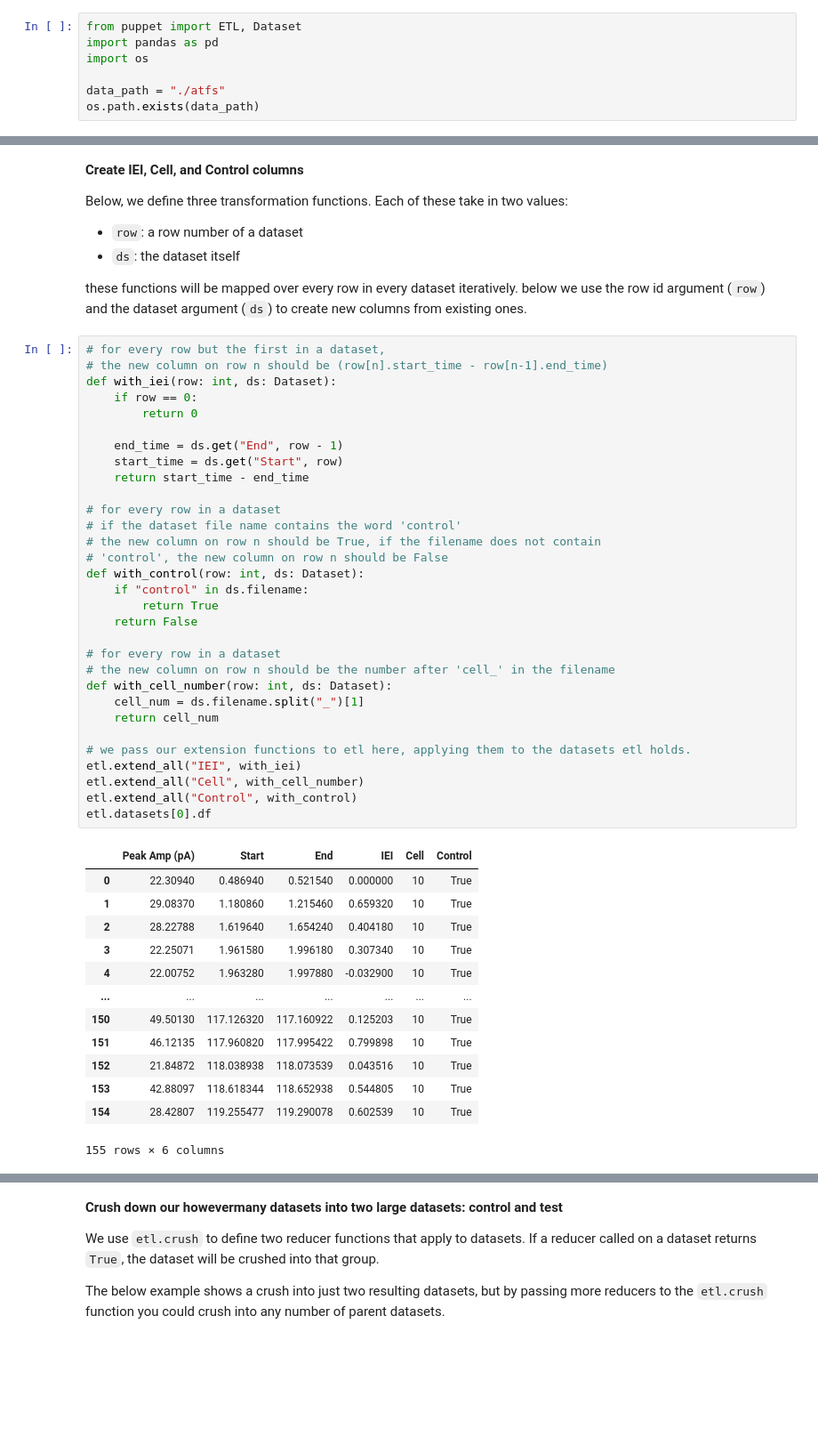
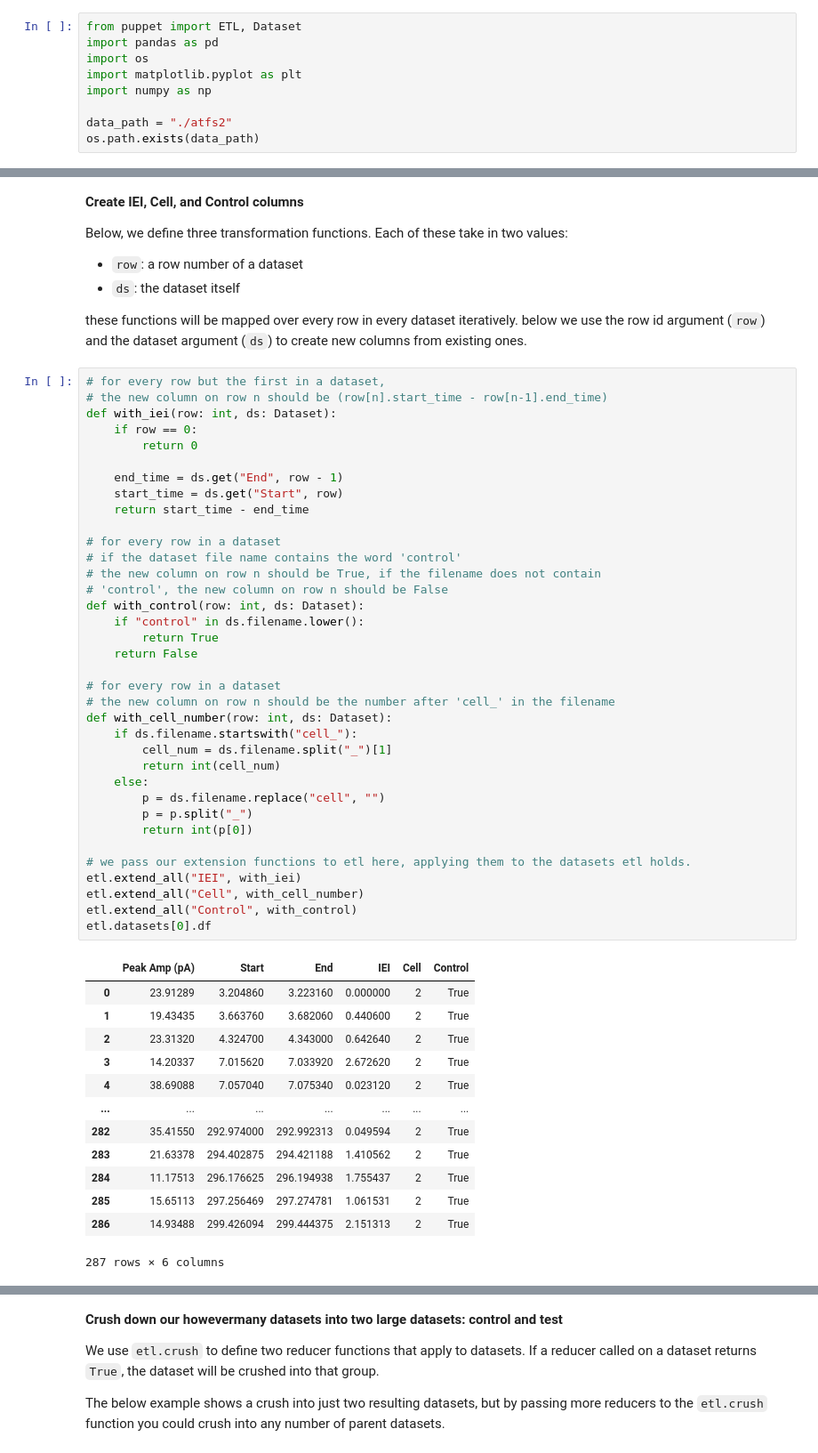
Before and after one commit to naatebarber/atfpuppet, a Jupyter notebook: test.ipynb, the cells around one changed output, grey strips where cells are left out. Shown at 89% size. Saved outputs shown, nothing was run; the diff lists cells and outputs as text; blank space fills up the shorter version.

```diff
--- a/test.ipynb
+++ b/test.ipynb
@@ -8,8 +8,10 @@
 from puppet import ETL, Dataset
 import pandas as pd
 import os
+import matplotlib.pyplot as plt
+import numpy as np
 
-data_path = "./atfs"
+data_path = "./atfs2"
 os.path.exists(data_path)
 # %% [output]
 True
@@ -62,45 +64,50 @@ these functions will be mapped over every row in every dataset iteratively. belo
 # %%
 # for every row but the first in a dataset,
 # the new column on row n should be (row[n].start_time - row[n-1].end_time)
 def with_iei(row: int, ds: Dataset):
     if row == 0:
         return 0
 
     end_time = ds.get("End", row - 1)
     start_time = ds.get("Start", row)
     return start_time - end_time
 
 # for every row in a dataset
 # if the dataset file name contains the word 'control'
 # the new column on row n should be True, if the filename does not contain
 # 'control', the new column on row n should be False
 def with_control(row: int, ds: Dataset):
-    if "control" in ds.filename:
+    if "control" in ds.filename.lower():
         return True
     return False
 
 # for every row in a dataset
 # the new column on row n should be the number after 'cell_' in the filename
 def with_cell_number(row: int, ds: Dataset):
-    cell_num = ds.filename.split("_")[1]
-    return cell_num
+    if ds.filename.startswith("cell_"):
+        cell_num = ds.filename.split("_")[1]
+        return int(cell_num)
+    else:
+        p = ds.filename.replace("cell", "")
+        p = p.split("_")
+        return int(p[0])
 
 # we pass our extension functions to etl here, applying them to the datasets etl holds.
 etl.extend_all("IEI", with_iei)
 etl.extend_all("Cell", with_cell_number)
 etl.extend_all("Control", with_control)
 etl.datasets[0].df
 # %% [output]
 |  | Peak Amp (pA) | Start | End | IEI | Cell | Control |
-| 0 | 22.30940 | 0.486940 | 0.521540 | 0.000000 | 10 | True |
-| 1 | 29.08370 | 1.180860 | 1.215460 | 0.659320 | 10 | True |
-| 2 | 28.22788 | 1.619640 | 1.654240 | 0.404180 | 10 | True |
-| 3 | 22.25071 | 1.961580 | 1.996180 | 0.307340 | 10 | True |
-| 4 | 22.00752 | 1.963280 | 1.997880 | -0.032900 | 10 | True |
+| 0 | 23.91289 | 3.204860 | 3.223160 | 0.000000 | 2 | True |
+| 1 | 19.43435 | 3.663760 | 3.682060 | 0.440600 | 2 | True |
+| 2 | 23.31320 | 4.324700 | 4.343000 | 0.642640 | 2 | True |
+| 3 | 14.20337 | 7.015620 | 7.033920 | 2.672620 | 2 | True |
+| 4 | 38.69088 | 7.057040 | 7.075340 | 0.023120 | 2 | True |
 | ... | ... | ... | ... | ... | ... | ... |
-| 150 | 49.50130 | 117.126320 | 117.160922 | 0.125203 | 10 | True |
-| 151 | 46.12135 | 117.960820 | 117.995422 | 0.799898 | 10 | True |
-| 152 | 21.84872 | 118.038938 | 118.073539 | 0.043516 | 10 | True |
-| 153 | 42.88097 | 118.618344 | 118.652938 | 0.544805 | 10 | True |
-| 154 | 28.42807 | 119.255477 | 119.290078 | 0.602539 | 10 | True |
+| 282 | 35.41550 | 292.974000 | 292.992313 | 0.049594 | 2 | True |
+| 283 | 21.63378 | 294.402875 | 294.421188 | 1.410562 | 2 | True |
+| 284 | 11.17513 | 296.176625 | 296.194938 | 1.755437 | 2 | True |
+| 285 | 15.65113 | 297.256469 | 297.274781 | 1.061531 | 2 | True |
+| 286 | 14.93488 | 299.426094 | 299.444375 | 2.151313 | 2 | True |
-155 rows × 6 columns
+287 rows × 6 columns
```
Also changed, not shown: parts of 13 cells of this notebook.
